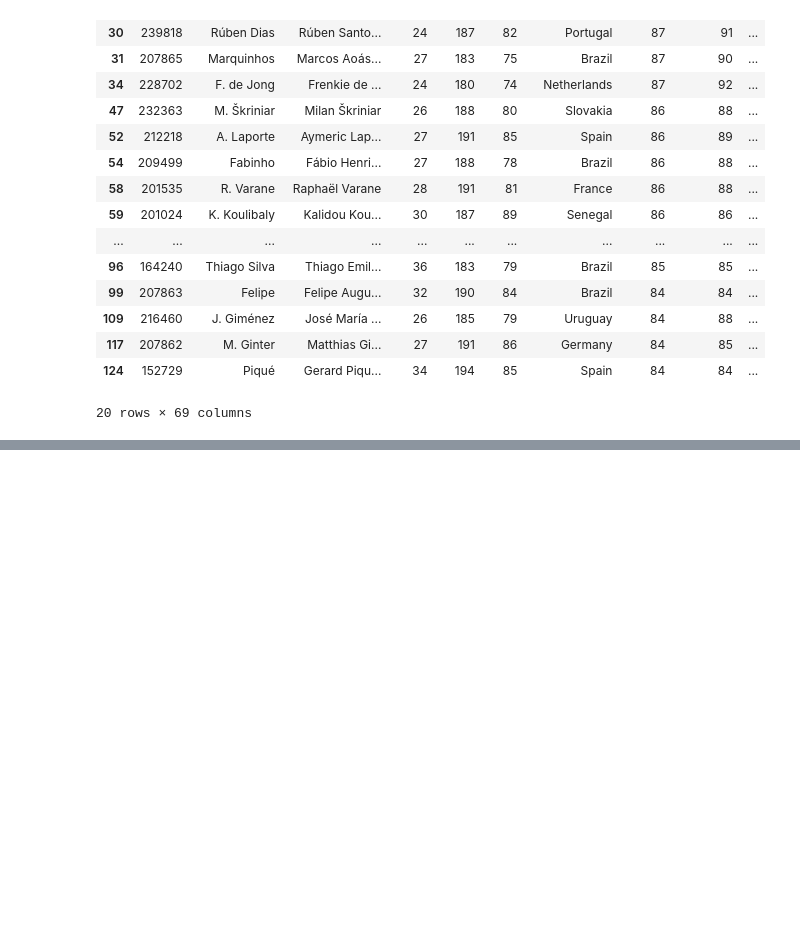
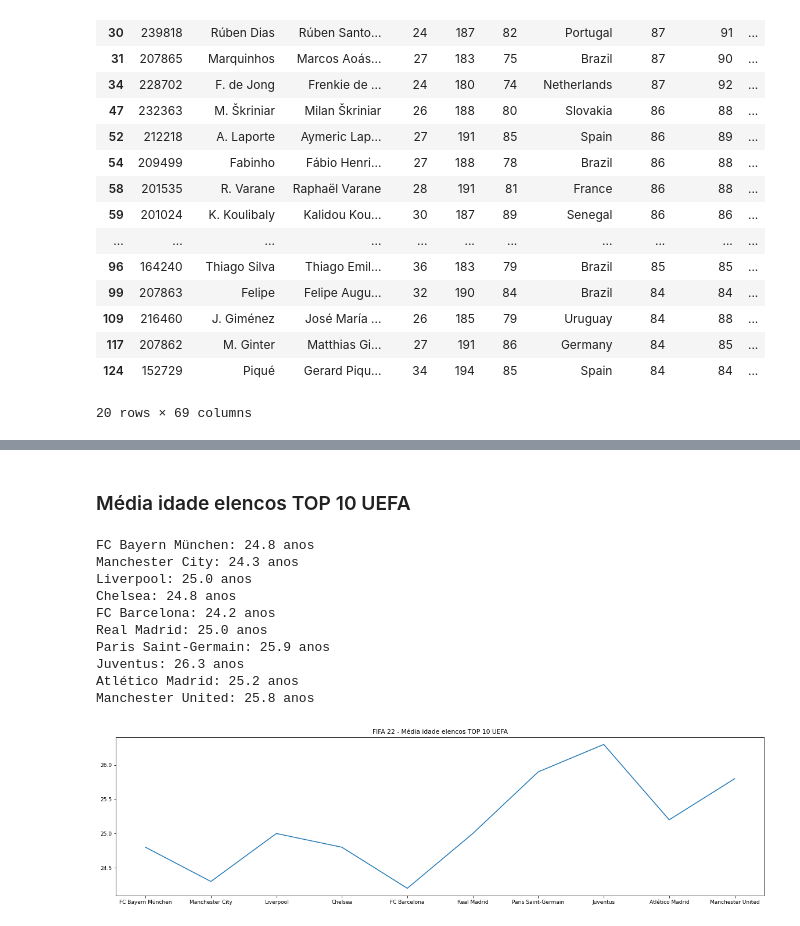
Before and after one commit to leovasc5/exploratory-analysis-of-FIFA-22-data, a Jupyter notebook: curiosidades.ipynb, the cells around one changed output, grey strips where cells are left out. Cells and saved outputs as stored; diff of their text form; code cells hidden in the pictures; blank space fills up the shorter version.

```diff
--- a/curiosidades.ipynb
+++ b/curiosidades.ipynb
@@ -838,0 +879,30 @@ Manchester United: $1,008,730,000.00
+# %% [markdown]
+### Média idade elencos TOP 10 UEFA
+# %%
+valores = []
+quantidade = []
+media = []
+n = 0
+
+for i in clubes:
+    valores.append(df.loc[df.clube == i].idade.sum())
+    quantidade.append(df.loc[df.clube == i].nome.count())
+    media.append(np.round(valores[n]/quantidade[n],1))
+    print(i + ': '+str(media[n])+' anos')
+    n+=1
+
+plt.title('FIFA 22 - Média idade elencos TOP 10 UEFA')
+plt.plot(clubes, media)
+plt.show()
+# %% [output]
+FC Bayern München: 24.8 anos
+Manchester City: 24.3 anos
+Liverpool: 25.0 anos
+Chelsea: 24.8 anos
+FC Barcelona: 24.2 anos
+Real Madrid: 25.0 anos
+Paris Saint-Germain: 25.9 anos
+Juventus: 26.3 anos
+Atlético Madrid: 25.2 anos
+Manchester United: 25.8 anos
+[figure, added]
```
Also changed, not shown: parts of 47 cells of this notebook.
